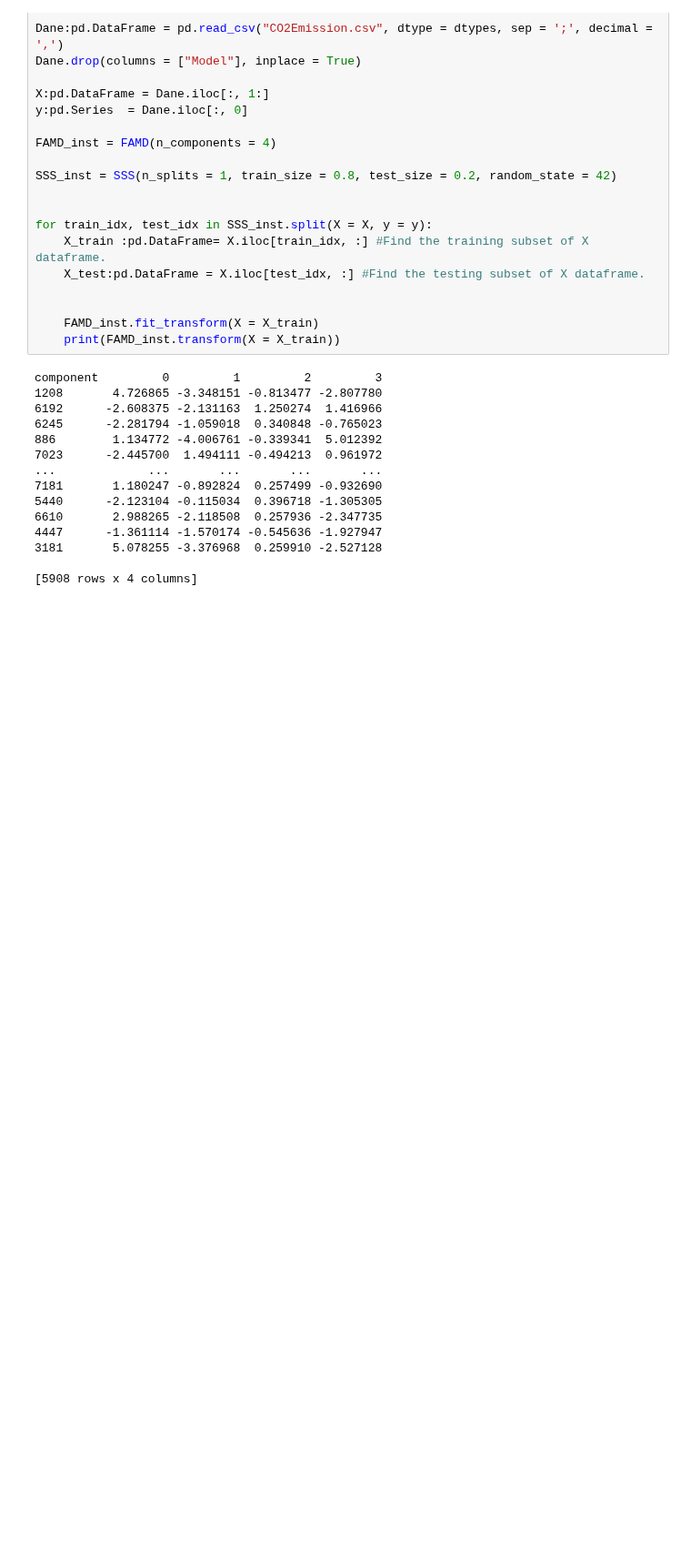
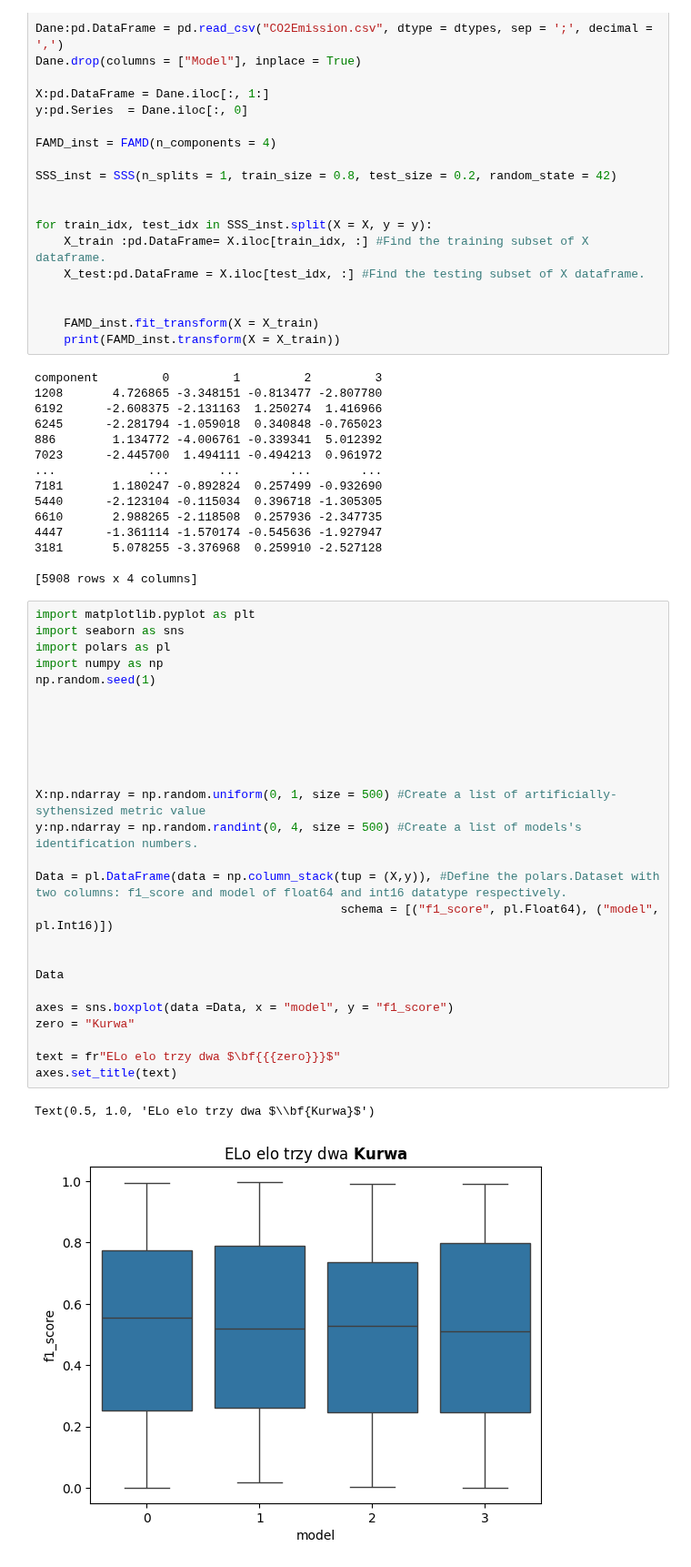
Before and after one commit to Pawel-Tomasz-Nowak/Scientific-collaboration, a Jupyter notebook: EmissionAnalysis/testowanie.ipynb, the cells around one changed output. Shown at 91% size. Saved outputs shown, nothing was run; the diff lists cells and outputs as text; blank space fills up the shorter version.

```diff
--- a/EmissionAnalysis/testowanie.ipynb
+++ b/EmissionAnalysis/testowanie.ipynb
@@ -1324,3 +1324,32 @@ component         0         1         2         3
 3181       5.078255 -3.376968  0.259910 -2.527128
 
 [5908 rows x 4 columns]
+# %%
+import matplotlib.pyplot as plt
+import seaborn as sns
+import polars as pl
+import numpy as np
+np.random.seed(1)
+
+
+
+
+
+
+X:np.ndarray = np.random.uniform(0, 1, size = 500) #Create a list of artificially-sythensized metric value
+y:np.ndarray = np.random.randint(0, 4, size = 500) #Create a list of models's identification numbers.
+
+Data = pl.DataFrame(data = np.column_stack(tup = (X,y)), #Define the polars.Dataset with two columns: f1_score and model of float64 and int16 datatype respectively.
+                                           schema = [("f1_score", pl.Float64), ("model", pl.Int16)])
+
+
+Data
+
+axes = sns.boxplot(data =Data, x = "model", y = "f1_score")
+zero = "Kurwa"
+
+text = fr"ELo elo trzy dwa $\bf{{{zero}}}$"
+axes.set_title(text)
+# %% [output]
+Text(0.5, 1.0, 'ELo elo trzy dwa $\\bf{Kurwa}$')
+[figure, added]
```
Also changed, not shown: 2 other files.
